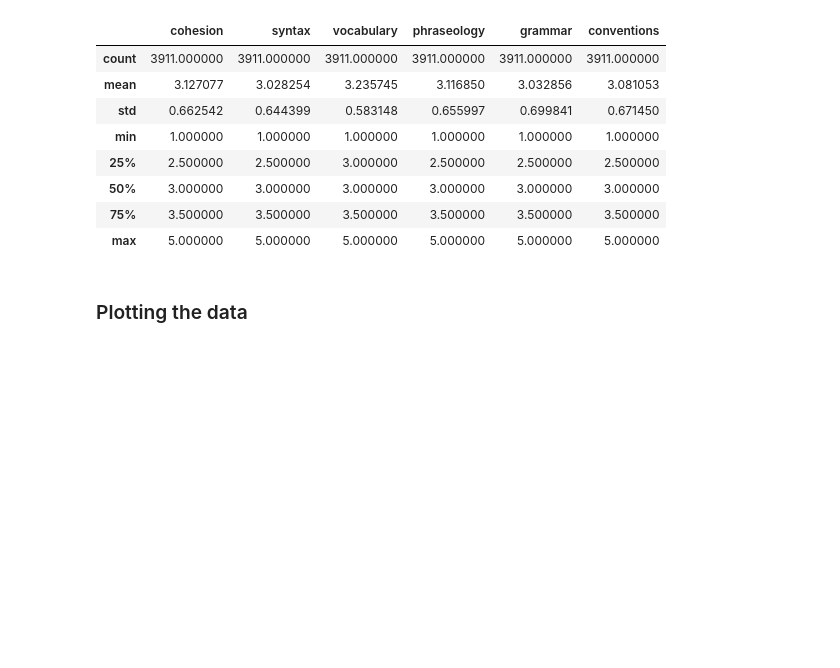
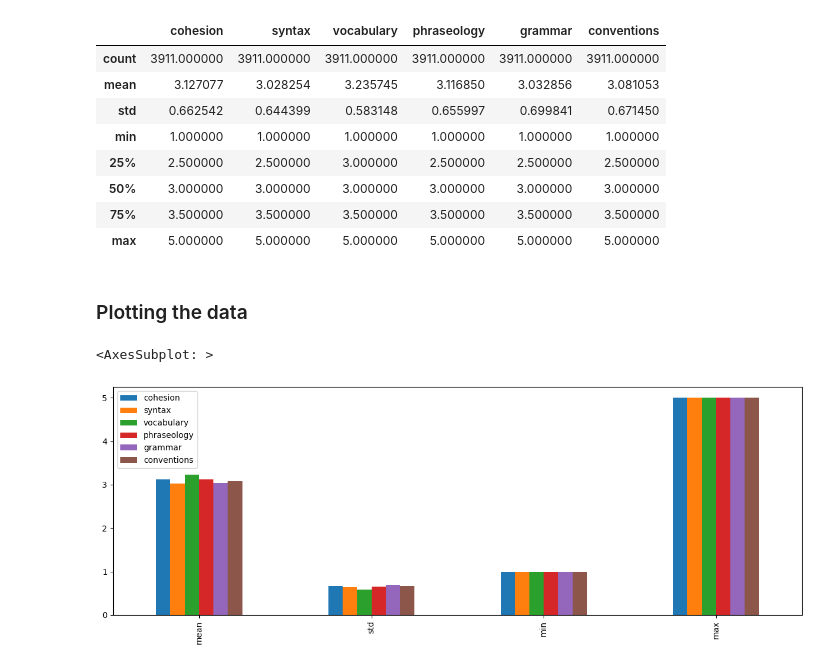
Before and after one commit to KubiakJakub01/Feedback-Prize-ELL, a Jupyter notebook: src/notebooks/research.ipynb, the cells around one changed output. Drawn from its saved outputs; the diff is of its cells as text; code cells hidden in the pictures; blank space fills up the shorter version.

Commit message:
Plot description and distribution of the data

```diff
--- a/src/notebooks/research.ipynb
+++ b/src/notebooks/research.ipynb
@@ -77,3 +77,9 @@ train_df.describe()
 | max | 5.000000 | 5.000000 | 5.000000 | 5.000000 | 5.000000 | 5.000000 |
 # %% [markdown]
 ### Plotting the data
+# %%
+# Plot the average value with std and range of min and max for each column
+train_df.describe().loc[['mean', 'std', 'min', 'max']].plot(kind='bar', figsize=(15, 5))
+# %% [output]
+<AxesSubplot: >
+[figure, added]
```
Also changed, not shown: parts of 1 cell of this notebook.
